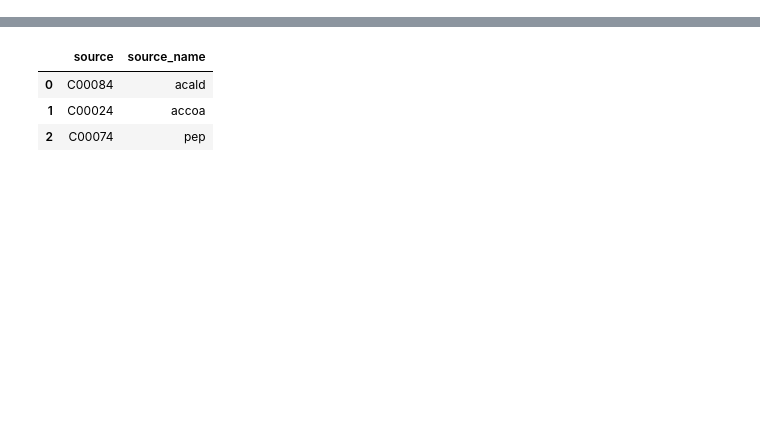
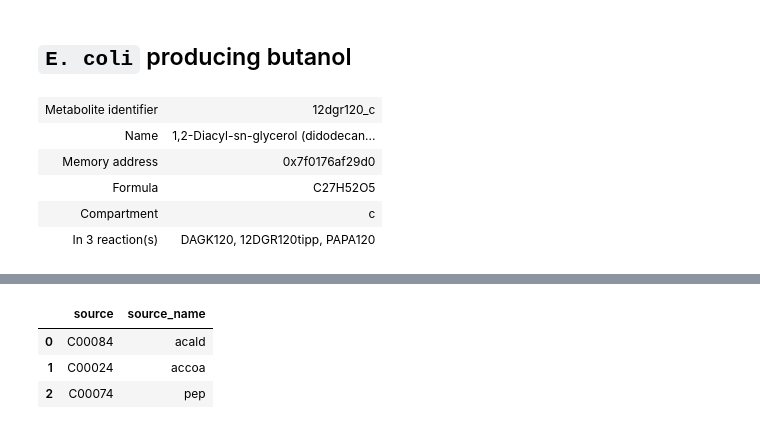
Before and after one commit to costasmexis/pathfinder, a Jupyter notebook: metnet/butanol_path.ipynb, the cells around one changed output, grey strips where cells are left out. Cells and saved outputs as stored; diff of their text form; code cells hidden in the pictures; blank space fills up the shorter version.

```diff
--- a/metnet/butanol_path.ipynb
+++ b/metnet/butanol_path.ipynb
@@ -0,0 +1,20 @@
+# %% [markdown]
+## `E. coli` producing butanol
+# %%
+import cobra
+from cobra.io import load_model
+
+model = load_model('iJO1366')
+# %%
+metabolites = []
+for met in model.metabolites:
+    metabolites.append(met)
+
+metabolites[1]
+# %% [output]
+| Metabolite identifier | 12dgr120_c |
+| Name | 1,2-Diacyl-sn-glycerol (didodecan... |
+| Memory address | 0x7f0176af29d0 |
+| Formula | C27H52O5 |
+| Compartment | c |
+| In 3 reaction(s) | DAGK120, 12DGR120tipp, PAPA120 |
```
Also changed, not shown: parts of 4 cells of this notebook, 2 other files.
